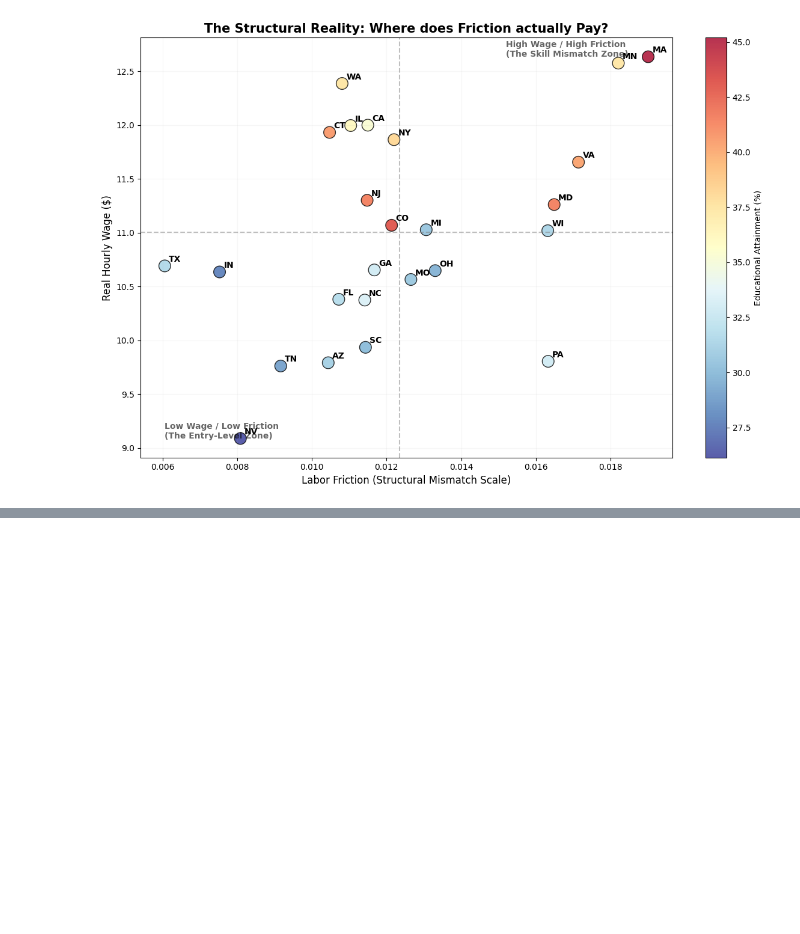
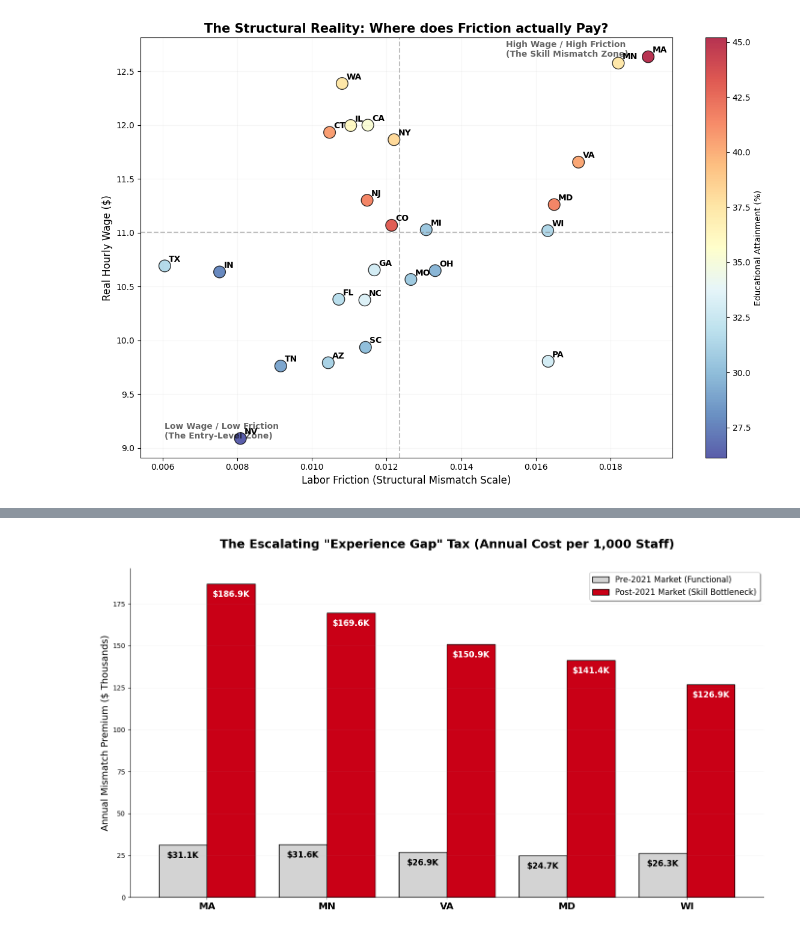
Before and after one commit to Kevocado/ACCY-512-Final-Project, a Jupyter notebook: base_model.ipynb, the cells around one changed output, grey strips where cells are left out. Cells and saved outputs as stored; diff of their text form; code cells hidden in the pictures; blank space fills up the shorter version.

```diff
--- a/base_model.ipynb
+++ b/base_model.ipynb
@@ -818,3 +818,11 @@ P-value: 0.0000
 Distribution: F(125,2420)
 
 Included effects: Entity, Time
+# %%
+# Create the interaction to see if the impact of friction changed after the pandemic
+df['Friction_x_Post2021'] = df['Friction_Lag3'] * df['Post_2021']
+
+formula_shift = 'ln_Real_Wage ~ Friction_Lag3 + Friction_x_Post2021 + Friction_x_Education + ln_Min_Wage + LH_Share + EntityEffects + TimeEffects'
+res_shift = PanelOLS.from_formula(formula_shift, data=df.set_index(['State', 'Date'])).fit(cov_type='clustered', cluster_entity=True)
+
+print(res_shift.summary)
@@ -864,0 +918,67 @@ plt.show()
+# %%
+import matplotlib.pyplot as plt
+import numpy as np
+
+# 1. Coefficients from your sub-sample analysis
+# Note: These values come from your previously run models
+b_fric_pre, b_int_pre = 0.1453, -0.0218
+b_fric_post, b_int_post = 0.0125, 0.0949
+
+# 2. Aggregating state data
+state_data = df.groupby('State').agg({
+    'Friction_Proxy': 'mean',
+    'ln_Education': 'mean',
+    'Real_Wage': 'mean'
+})
+
+# 3. Calculate Annual Cost per 1000 staff in Thousands ($K)
+# Formula: (Premium % * Wage * 2080 * 1000) / 1000 to get $K
+state_data['Cost_Pre_K'] = (state_data['Friction_Proxy'] * (b_fric_pre + b_int_pre * state_data['ln_Education'])) * state_data['Real_Wage'] * 2080
+state_data['Cost_Post_K'] = (state_data['Friction_Proxy'] * (b_fric_post + b_int_post * state_data['ln_Education'])) * state_data['Real_Wage'] * 2080
+
+# Select Top 5 based on the modern (Post-2021) impact
+top_5 = state_data.sort_values(by='Cost_Post_K', ascending=False).head(5)
+
+# 4. Rendering the Grouped Comparison
+fig, ax = plt.subplots(figsize=(14, 8))
+x = np.arange(len(top_5.index))
+width = 0.4
+
+# Bars
+rects1 = ax.bar(x - width/2, top_5['Cost_Pre_K'], width, label='Pre-2021 Market (Functional)', color='#d3d3d3', edgecolor='black')
+rects2 = ax.bar(x + width/2, top_5['Cost_Post_K'], width, label='Post-2021 Market (Skill Bottleneck)', color='#c90016', edgecolor='black')
+
+# Function to place labels INSIDE the bars for clarity
+def add_labels(rects, is_crimson=False):
+    for rect in rects:
+        height = rect.get_height()
+        # Formatting as $XX.X K
+        label_text = f'${height:.1f}K'
+
+        # Position logic
+        color = 'white' if is_crimson else 'black'
+        va = 'top' # Inside the bar
+        y_pos = height - (0.02 * top_5['Cost_Post_K'].max())
+
+        ax.text(rect.get_x() + rect.get_width()/2., y_pos, label_text,
+                ha='center', va=va, color=color, fontweight='bold', fontsize=12)
+
+add_labels(rects1, is_crimson=False)
+add_labels(rects2, is_crimson=True)
+
+# Formatting
+ax.set_title('The Escalating "Experience Gap" Tax (Annual Cost per 1,000 Staff)', fontsize=18, fontweight='bold', pad=30)
+ax.set_ylabel('Annual Mismatch Premium ($ Thousands)', fontsize=14)
+ax.set_xticks(x)
+ax.set_xticklabels(top_5.index, fontsize=14, fontweight='bold')
+ax.legend(frameon=True, shadow=True, loc='upper right', fontsize=12)
+ax.grid(axis='y', alpha=0.1)
+
+# Removing spine for a cleaner look
+ax.spines['top'].set_visible(False)
+ax.spines['right'].set_visible(False)
+
+plt.tight_layout()
+plt.show()
+# %% [output]
+[figure, added]
```
Also changed, not shown: parts of 4 cells of this notebook.
